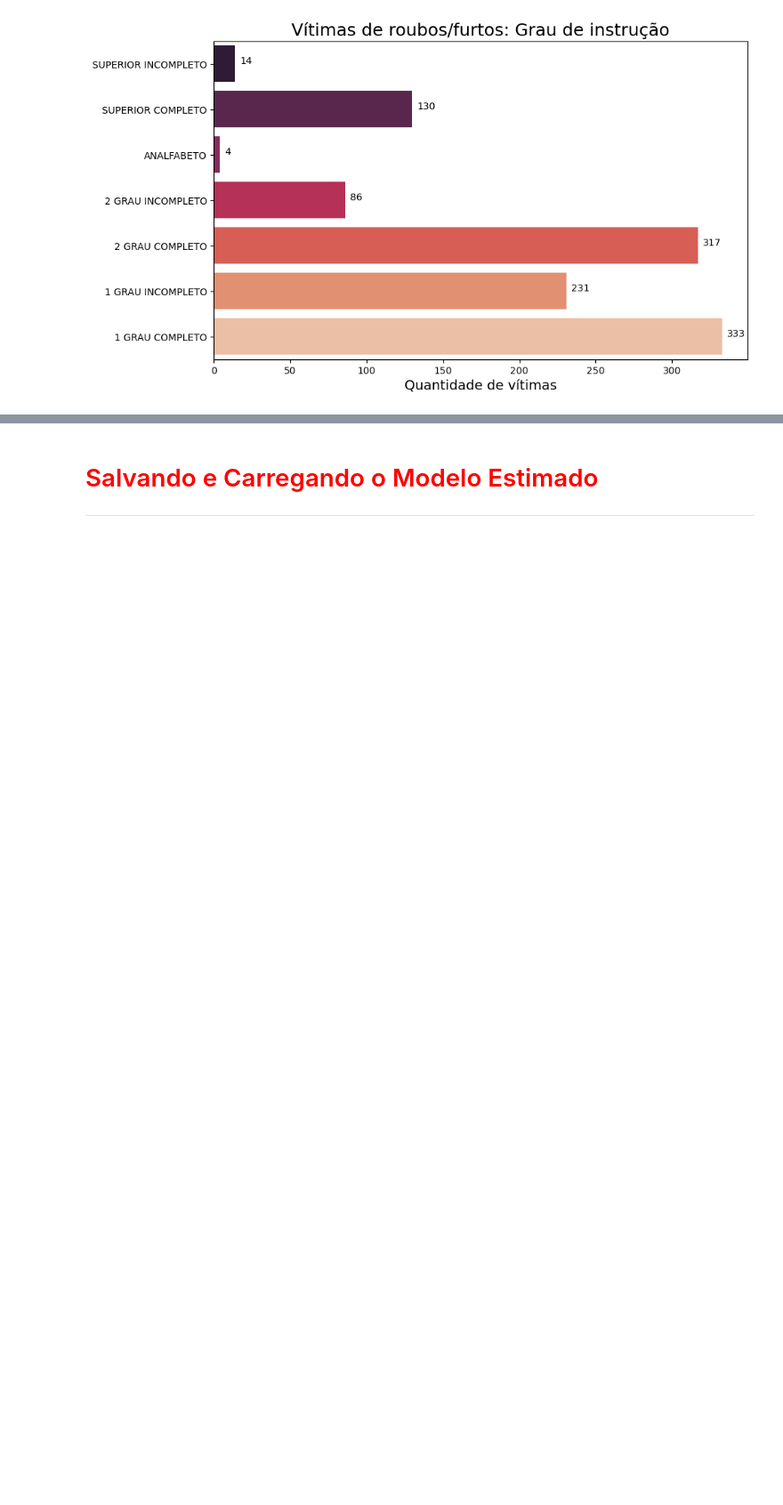
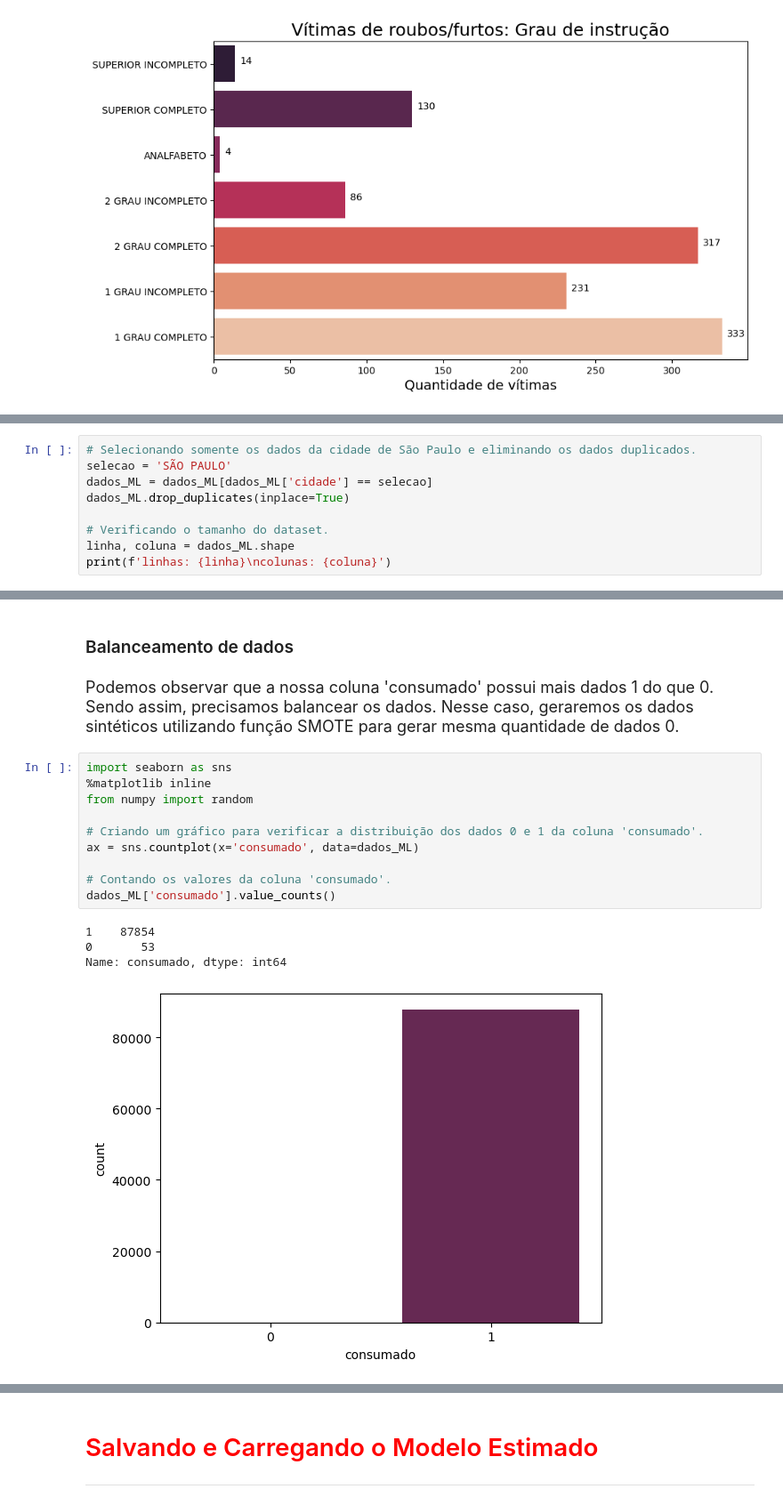
Before and after one commit to anderdot/previsao-crimes, a Jupyter notebook: Analises/Modelo Preditiva.ipynb, the cells around one changed output, grey strips where cells are left out. Shown: that part at 89% size. Drawn from its saved outputs; the diff is of its cells as text; blank space fills up the shorter version.

```diff
--- a/Analises/Modelo Preditiva.ipynb
+++ b/Analises/Modelo Preditiva.ipynb
@@ -710,0 +671,9 @@ $$R^2(y, \hat{y}) = 1 - \frac {\sum_{i=0}^{n-1}(y_i-\hat{y}_i)^2}{\sum_{i=0}^{n-
+# %%
+# Selecionando somente os dados da cidade de São Paulo e eliminando os dados duplicados.
+selecao = 'SÃO PAULO'
+dados_ML = dados_ML[dados_ML['cidade'] == selecao]
+dados_ML.drop_duplicates(inplace=True)
+
+# Verificando o tamanho do dataset.
+linha, coluna = dados_ML.shape
+print(f'linhas: {linha}\ncolunas: {coluna}')
@@ -710,0 +873,19 @@ $$R^2(y, \hat{y}) = 1 - \frac {\sum_{i=0}^{n-1}(y_i-\hat{y}_i)^2}{\sum_{i=0}^{n-
+# %% [markdown]
+### Balanceamento de dados
+# %% [markdown]
+<p style='font-size: 18px; line-height: 2; margin: 10px 50px;'>Podemos observar que a nossa coluna 'consumado' possui mais dados 1 do que 0. Sendo assim, precisamos balancear os dados. Nesse caso, geraremos os dados sintéticos utilizando função SMOTE para gerar mesma quantidade de dados 0.</p>
+# %%
+import seaborn as sns
+%matplotlib inline
+from numpy import random
+
+# Criando um gráfico para verificar a distribuição dos dados 0 e 1 da coluna 'consumado'.
+ax = sns.countplot(x='consumado', data=dados_ML)
+
+# Contando os valores da coluna 'consumado'.
+dados_ML['consumado'].value_counts()
+# %% [output]
+1    87854
+0       53
+Name: consumado, dtype: int64
+[figure, added]
```
Also changed, not shown: parts of 57 cells of this notebook, 1 other file.
